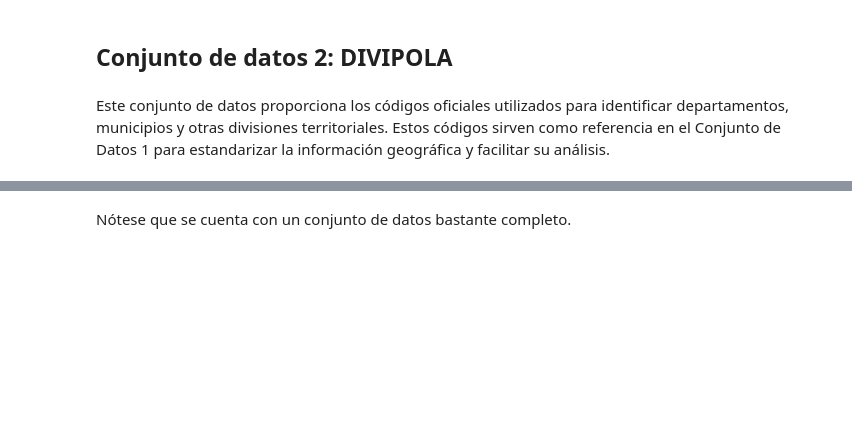
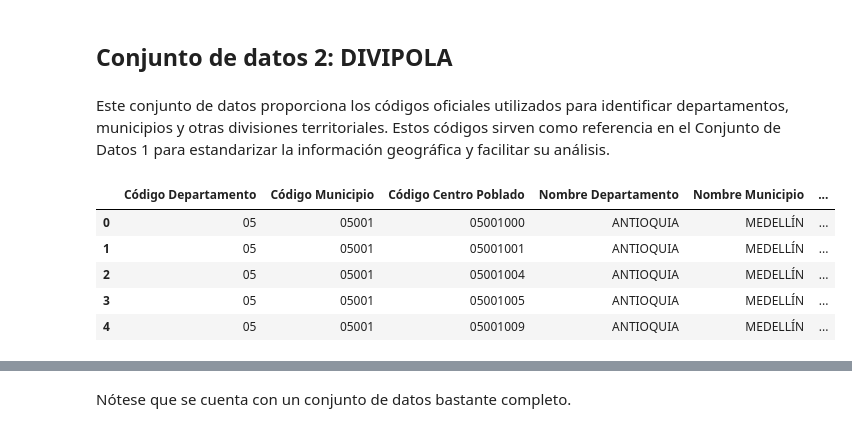
Before and after one commit to kmarcela11/ProyectoFinal_SeminarioInvestigativo, a Jupyter notebook: _sources/etl.ipynb, the cells around one changed output, grey strips where cells are left out. Cells and saved outputs as stored; diff of their text form; code cells hidden in the pictures; blank space fills up the shorter version.

```diff
--- a/_sources/etl.ipynb
+++ b/_sources/etl.ipynb
@@ -370,15 +694,22 @@ Este conjunto de datos proporciona los códigos oficiales utilizados para identi
 # %%
 column_types = {
     "Código Departamento": "object",
     "Código Municipio": "object",
     "Código Centro Poblado": "object",
     "Nombre Departamento": "object",
     "Nombre Municipio": "object",
     "Nombre Centro Poblado	": "object",
     "Tipo": "object"
 }
 url = "https://raw.githubusercontent.com/sePerezAlbor/Data/refs/heads/main/Divipola.csv"
 data2 = pd.read_csv(url, delimiter = ",", na_values = [" "], dtype = column_types)
-data2.head(15)
+data2.head()
+# %% [output]
+|  | Código Departamento | Código Municipio | Código Centro Poblado | Nombre Departamento | Nombre Municipio | ... |
+| 0 | 05 | 05001 | 05001000 | ANTIOQUIA | MEDELLÍN | ... |
+| 1 | 05 | 05001 | 05001001 | ANTIOQUIA | MEDELLÍN | ... |
+| 2 | 05 | 05001 | 05001004 | ANTIOQUIA | MEDELLÍN | ... |
+| 3 | 05 | 05001 | 05001005 | ANTIOQUIA | MEDELLÍN | ... |
+| 4 | 05 | 05001 | 05001009 | ANTIOQUIA | MEDELLÍN | ... |
 # %%
 data2.shape
```
Also changed, not shown: parts of 109 cells of this notebook, 6 other files.
